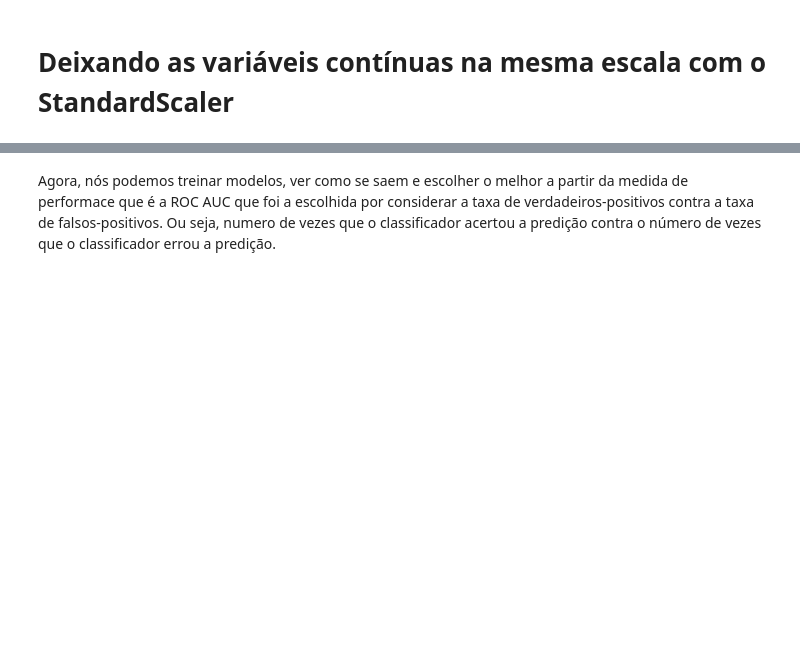
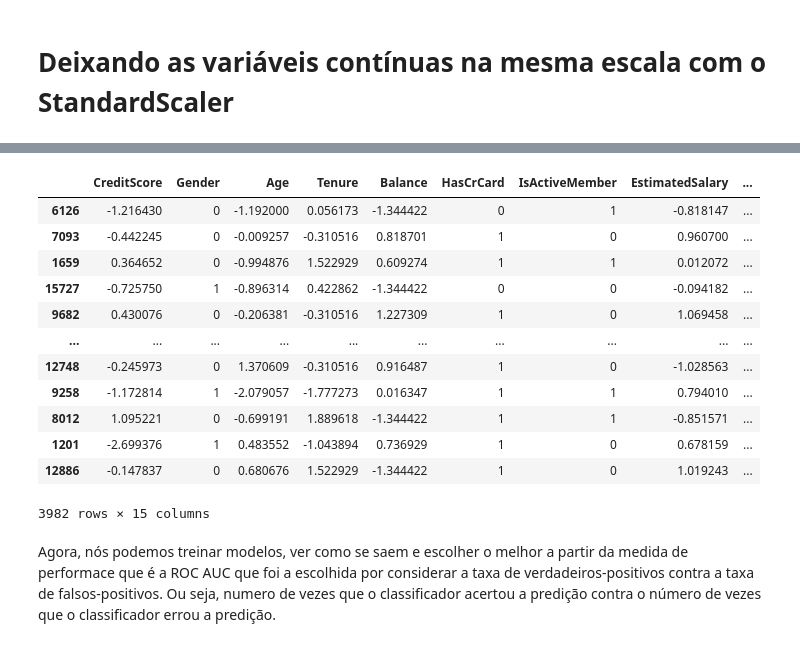
Before and after one commit to NatanXimenes/Prevendo-o-Churn-Evasao-de-clientes-, a Jupyter notebook: Churn.ipynb, the cells around one changed output, grey strips where cells are left out. Drawn from its saved outputs; the diff is of its cells as text; code cells hidden in the pictures; blank space fills up the shorter version.

```diff
--- a/Churn.ipynb
+++ b/Churn.ipynb
@@ -261,3 +281,19 @@ X_train, X_test
+# %%
+X_test
+# %% [output]
+|  | CreditScore | Gender | Age | Tenure | Balance | HasCrCard | IsActiveMember | EstimatedSalary | ... |
+| 6126 | -1.216430 | 0 | -1.192000 | 0.056173 | -1.344422 | 0 | 1 | -0.818147 | ... |
+| 7093 | -0.442245 | 0 | -0.009257 | -0.310516 | 0.818701 | 1 | 0 | 0.960700 | ... |
+| 1659 | 0.364652 | 0 | -0.994876 | 1.522929 | 0.609274 | 1 | 1 | 0.012072 | ... |
+| 15727 | -0.725750 | 1 | -0.896314 | 0.422862 | -1.344422 | 0 | 0 | -0.094182 | ... |
+| 9682 | 0.430076 | 0 | -0.206381 | -0.310516 | 1.227309 | 1 | 0 | 1.069458 | ... |
+| ... | ... | ... | ... | ... | ... | ... | ... | ... | ... |
+| 12748 | -0.245973 | 0 | 1.370609 | -0.310516 | 0.916487 | 1 | 0 | -1.028563 | ... |
+| 9258 | -1.172814 | 1 | -2.079057 | -1.777273 | 0.016347 | 1 | 1 | 0.794010 | ... |
+| 8012 | 1.095221 | 0 | -0.699191 | 1.889618 | -1.344422 | 1 | 1 | -0.851571 | ... |
+| 1201 | -2.699376 | 1 | 0.483552 | -1.043894 | 0.736929 | 1 | 0 | 0.678159 | ... |
+| 12886 | -0.147837 | 0 | 0.680676 | 1.522929 | -1.344422 | 1 | 0 | 1.019243 | ... |
+3982 rows × 15 columns
 # %% [markdown]
 Agora, nós podemos treinar modelos, ver como se saem e escolher o melhor a partir da medida de performace que é a ROC AUC que foi a escolhida por considerar a taxa de verdadeiros-positivos contra a taxa de falsos-positivos. Ou seja, numero de vezes que o classificador acertou a predição contra o número de vezes que o classificador errou a predição.
 # %% [markdown]
```
Also changed, not shown: parts of 35 cells of this notebook.
